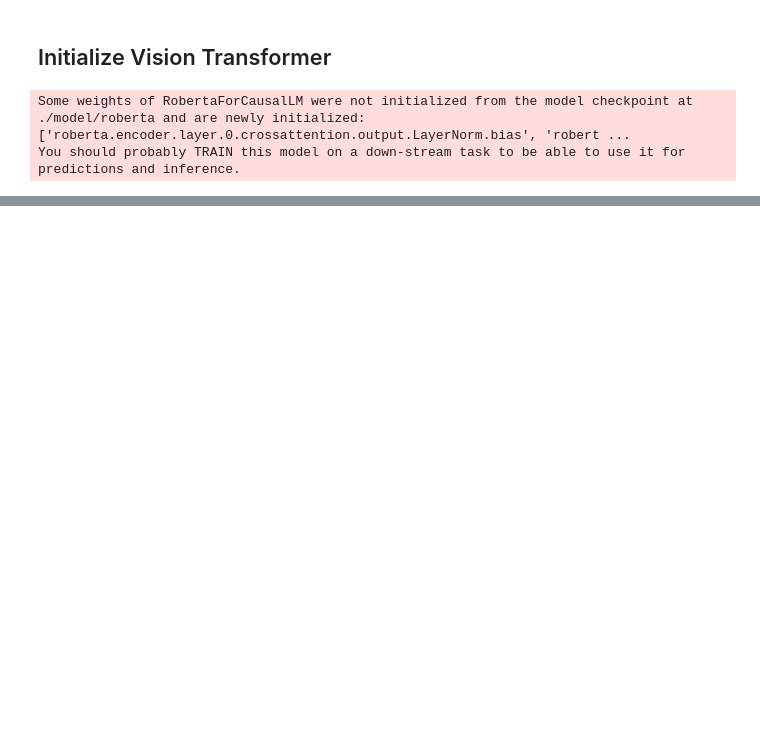
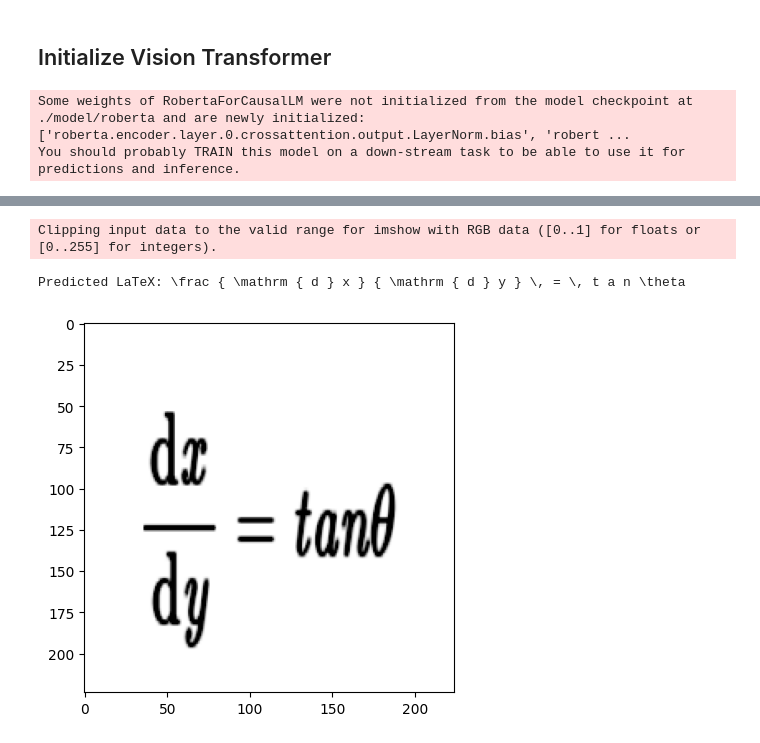
Before and after one commit to leo-cf-tian/image-2-latex, a Jupyter notebook: vision.ipynb, the cells around one changed output, grey strips where cells are left out. Drawn from its saved outputs; the diff is of its cells as text; code cells hidden in the pictures; blank space fills up the shorter version.

```diff
--- a/vision.ipynb
+++ b/vision.ipynb
@@ -181,0 +182,39 @@ KeyboardInterrupt:
+# %%
+model = VisionEncoderDecoderModel.from_pretrained("model/ocr")
+
+tokenizer = ByteLevelBPETokenizer(
+    os.path.join(TOKENIZER_PATH, "vocab.json"),
+    os.path.join(TOKENIZER_PATH, "merges.txt"),
+)
+tokenizer.add_special_tokens(["<s>", "</s>", "<pad>", "<mask>", "<unk>"])
+
+image_processor = ViTImageProcessor.from_pretrained(VIT_PATH)
+
+random.seed(time.time())
+# %%
+# index = random.randint(0, im2latex_dataset["test"].num_rows - 1)
+# image = im2latex_dataset["test"][index]["image"]
+
+image = Image.open("data/samples/Screenshot 2024-02-27 015013.png").convert("RGB")
+# image = image.crop(ImageOps.invert(image).getbbox())
+
+# if (image.size[1] > 50):
+#     height = 50
+#     width = int(image.size[0] * (height / image.size[1]))
+#     image = image.resize((width, height))
+
+# image = transform(image)
+
+generated_ids = model.generate(image_processor(image, return_tensors="pt").pixel_values, max_length=512)
+generated_text = tokenizer.decode(generated_ids.tolist()[0], skip_special_tokens=True)
+
+image = image_processor(image, return_tensors="pt").pixel_values.numpy().squeeze(axis=0)
+image = image.swapaxes(0, 1)
+image = image.swapaxes(1, 2)
+
+plt.imshow(image)
+print(f"Predicted LaTeX: {generated_text}")
+# %% [output]
+Clipping input data to the valid range for imshow with RGB data ([0..1] for floats or [0..255] for integers).
+Predicted LaTeX: \frac { \mathrm { d } x } { \mathrm { d } y } \, = \, t a n \theta
+[figure, added]
```
Also changed, not shown: parts of 14 cells of this notebook, 3 other files.
